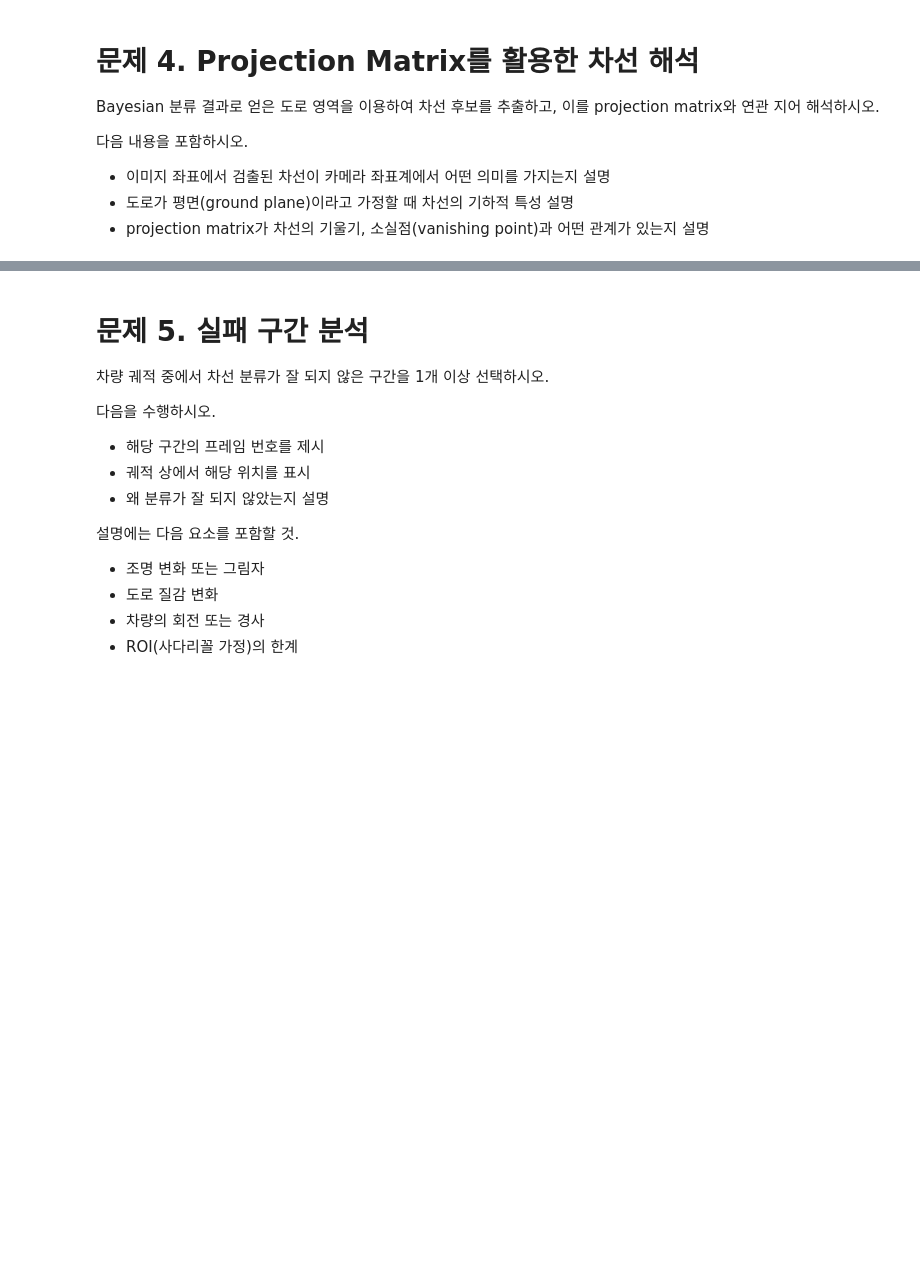
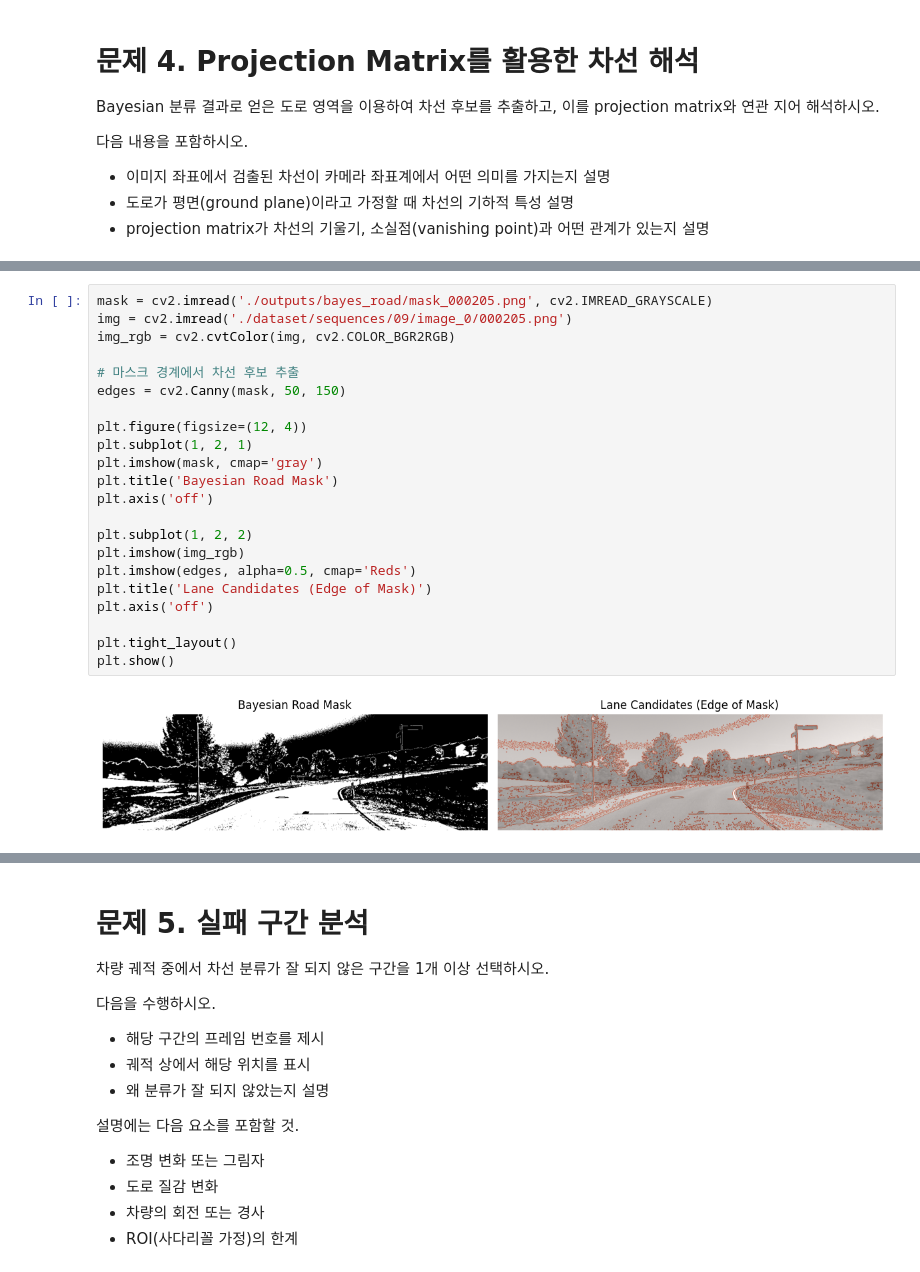
Before and after one commit to p1364yeaji/2026AutoMobility_class, a Jupyter notebook: Mid-term.ipynb, the cells around one changed output, grey strips where cells are left out. Saved outputs shown, nothing was run; the diff lists cells and outputs as text; blank space fills up the shorter version.

```diff
--- a/Mid-term.ipynb
+++ b/Mid-term.ipynb
@@ -626,3 +633,27 @@ plt.show()
+# %%
+mask = cv2.imread('./outputs/bayes_road/mask_000205.png', cv2.IMREAD_GRAYSCALE)
+img = cv2.imread('./dataset/sequences/09/image_0/000205.png')
+img_rgb = cv2.cvtColor(img, cv2.COLOR_BGR2RGB)
+
+# 마스크 경계에서 차선 후보 추출
+edges = cv2.Canny(mask, 50, 150)
+
+plt.figure(figsize=(12, 4))
+plt.subplot(1, 2, 1)
+plt.imshow(mask, cmap='gray')
+plt.title('Bayesian Road Mask')
+plt.axis('off')
+
+plt.subplot(1, 2, 2)
+plt.imshow(img_rgb)
+plt.imshow(edges, alpha=0.5, cmap='Reds')
+plt.title('Lane Candidates (Edge of Mask)')
+plt.axis('off')
+
+plt.tight_layout()
+plt.show()
+# %% [output]
+[figure, added]
 # %% [markdown]
 ## 이미지 좌표의 차선이 카메라 좌표계에서 갖는 의미
 Bayesian 마스크로 얻은 차선은 픽셀 좌표 (u, v)입니다. 문제 1의 수식을 역으로 생각하면:
```
Also changed, not shown: parts of 24 cells of this notebook.
